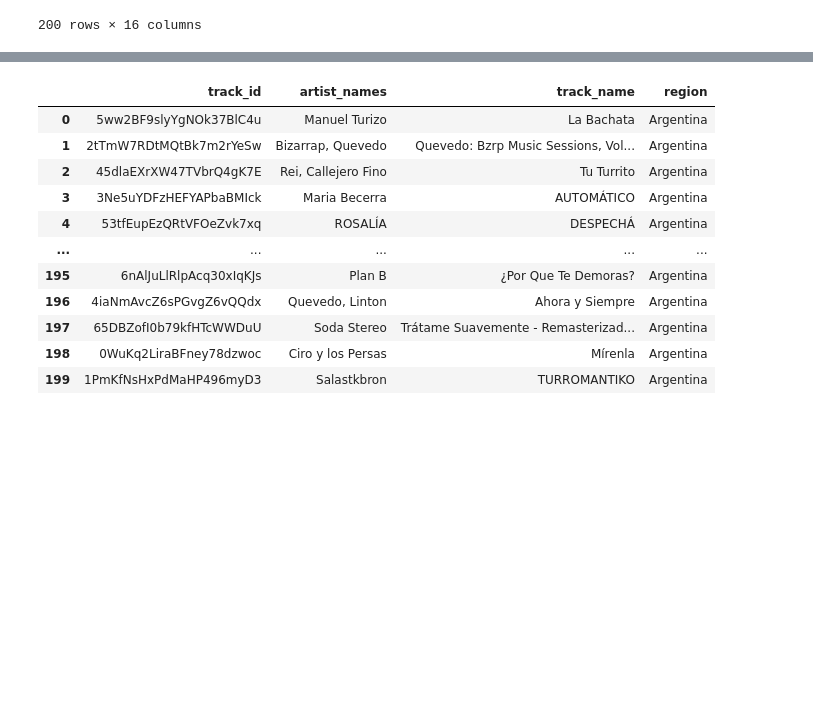
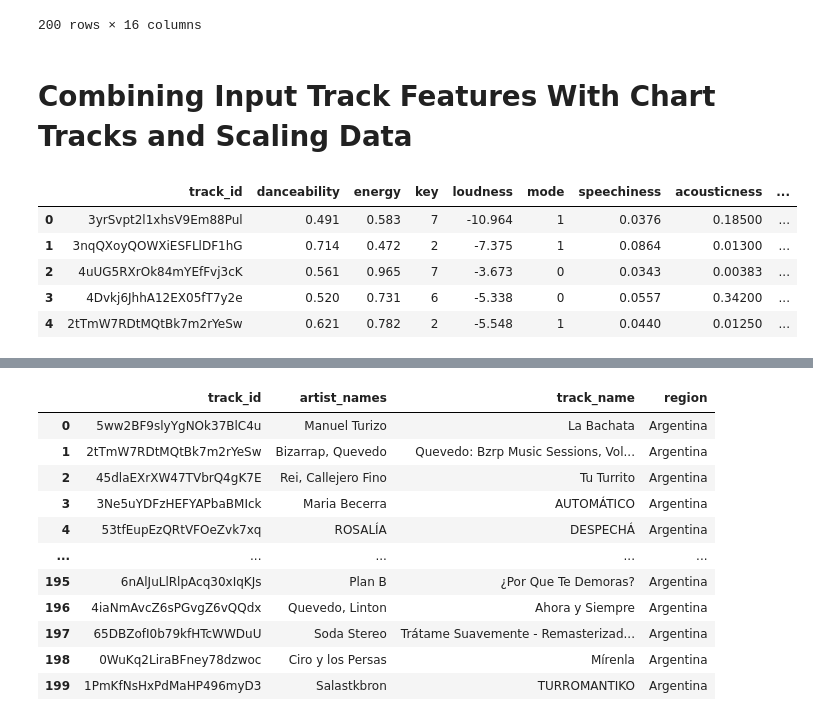
Before and after one commit to Flores-Kevin/rage-against-machine-learning, a Jupyter notebook: testing.ipynb, the cells around one changed output, grey strips where cells are left out. Saved outputs shown, nothing was run; the diff lists cells and outputs as text; code cells hidden in the pictures; blank space fills up the shorter version.

```diff
--- a/testing.ipynb
+++ b/testing.ipynb
@@ -268,6 +264,19 @@ global_df
 | 198 | 4gzsuuZypVbxs0Af1LSZyB | Tainy, Bad Bunny, Julieta Venegas | Lo Siento BB:/ (with Bad Bunny & ... | 0.639 | 0.703 | 4 | -6.330 | 0 | 0.0794 | ... |
 | 199 | 1OZ4uv7OAP24Ix6j3vojLt | Mc Paiva ZS, MC Ryan SP, Kotim | Casei Com a Putaria | 0.585 | 0.600 | 10 | -7.008 | 0 | 0.4360 | ... |
 200 rows × 16 columns
+# %% [markdown]
+# Combining Input Track Features With Chart Tracks and Scaling Data
+# %%
+#creating df with input track features as row 0, and rest of chart tracks below
+chart_with_input_track = pd.concat([input_track_df,gloabl_info_df.loc[:]]).reset_index(drop=True)
+chart_with_input_track.head()
+# %% [output]
+|  | track_id | danceability | energy | key | loudness | mode | speechiness | acousticness | ... |
+| 0 | 3yrSvpt2l1xhsV9Em88Pul | 0.491 | 0.583 | 7 | -10.964 | 1 | 0.0376 | 0.18500 | ... |
+| 1 | 3nqQXoyQOWXiESFLlDF1hG | 0.714 | 0.472 | 2 | -7.375 | 1 | 0.0864 | 0.01300 | ... |
+| 2 | 4uUG5RXrOk84mYEfFvj3cK | 0.561 | 0.965 | 7 | -3.673 | 0 | 0.0343 | 0.00383 | ... |
+| 3 | 4Dvkj6JhhA12EX05fT7y2e | 0.520 | 0.731 | 6 | -5.338 | 0 | 0.0557 | 0.34200 | ... |
+| 4 | 2tTmW7RDtMQtBk7m2rYeSw | 0.621 | 0.782 | 2 | -5.548 | 1 | 0.0440 | 0.01250 | ... |
 # %%
 scaler = StandardScaler()
 # scaler = MinMaxScaler()
```
Also changed, not shown: parts of 9 cells of this notebook.
